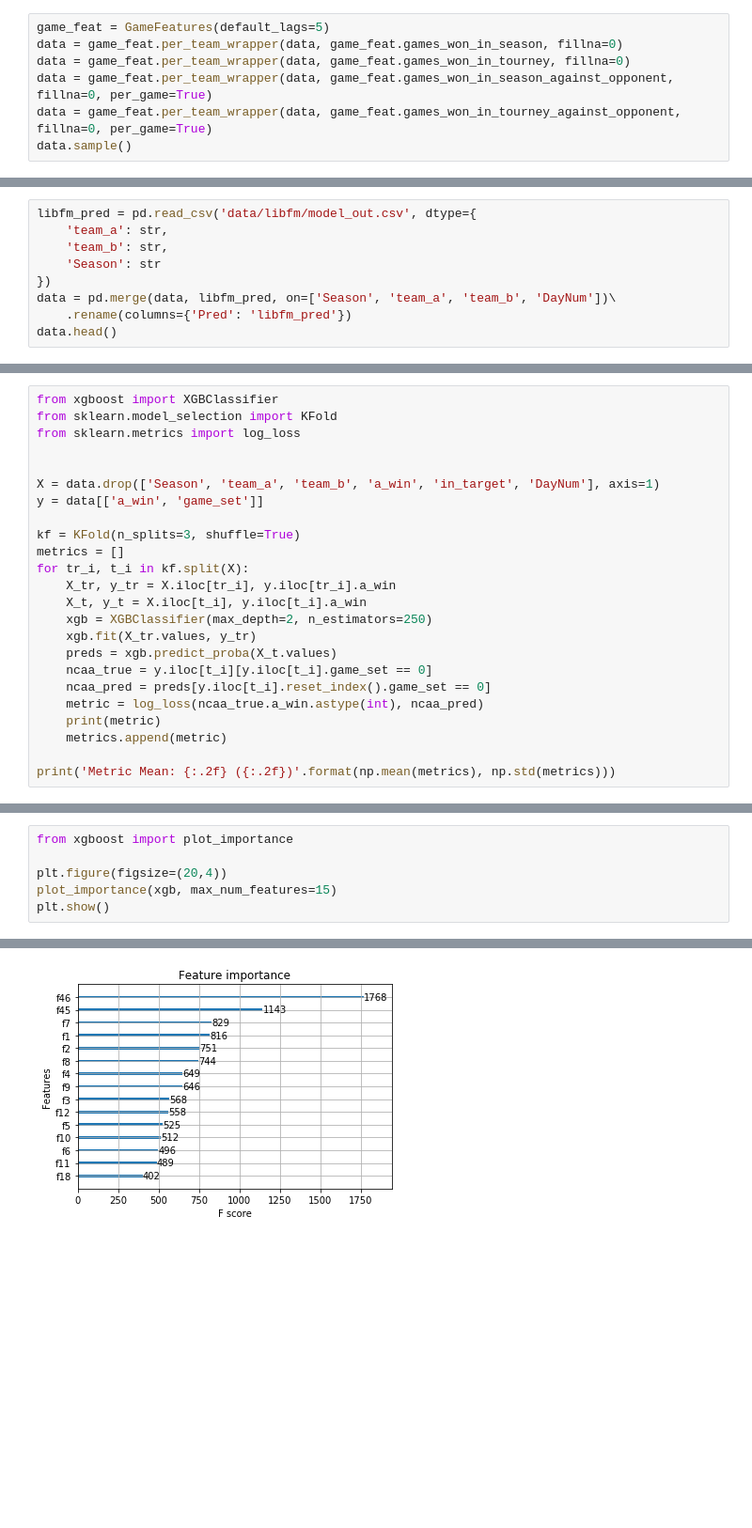
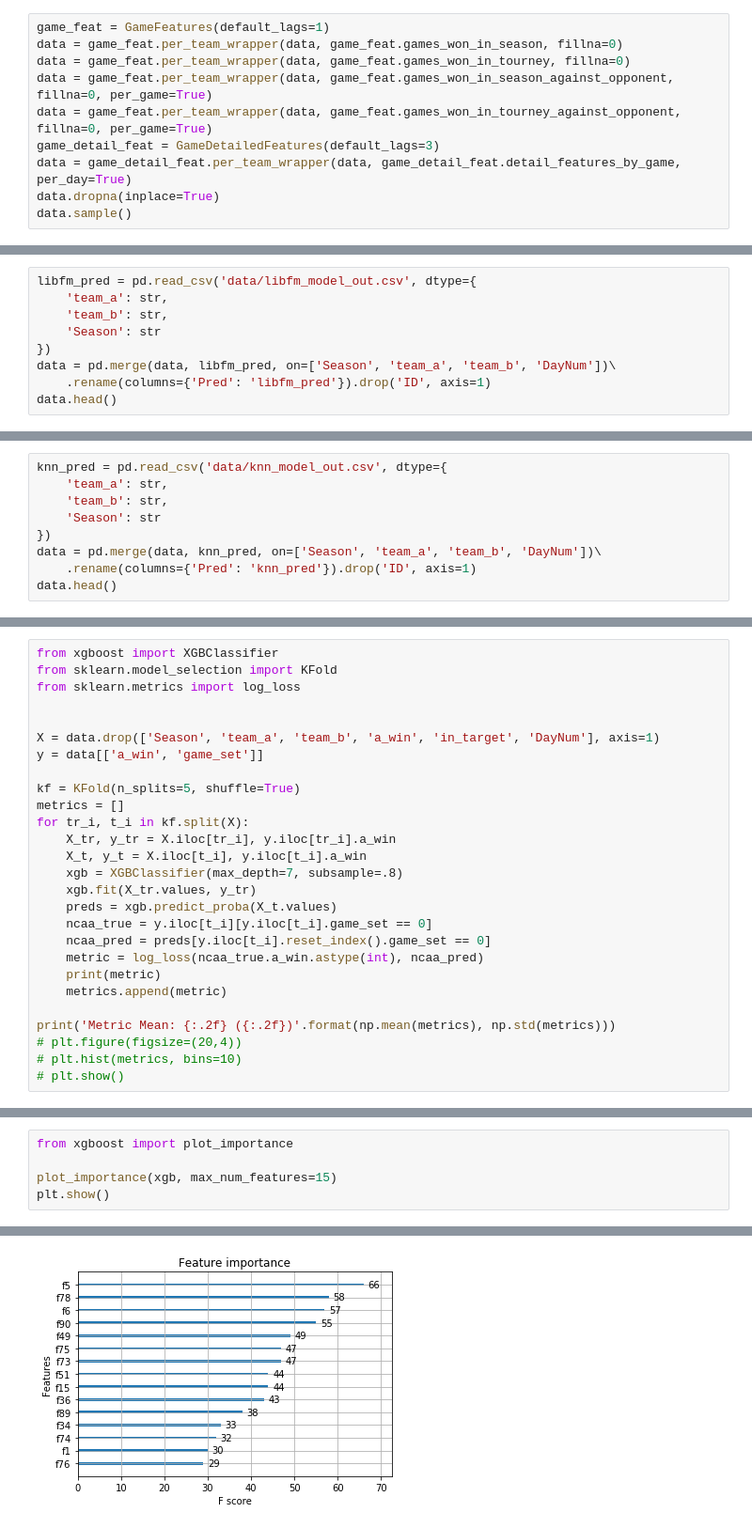
Before and after one commit to TheMoods/MarchMadness, a Jupyter notebook: 4_Jonas_XGB_Ensemble.ipynb, the cells around one changed output, grey strips where cells are left out. Shown: that part at 94% size. Drawn from its saved outputs; the diff is of its cells as text; blank space fills up the shorter version.

Commit message:
:zap: new ensemble model gives .12 cv score

```diff
--- a/4_Jonas_XGB_Ensemble.ipynb
+++ b/4_Jonas_XGB_Ensemble.ipynb
@@ -15,9 +16,12 @@ data.sample()
 # %%
-game_feat = GameFeatures(default_lags=5)
+game_feat = GameFeatures(default_lags=1)
 data = game_feat.per_team_wrapper(data, game_feat.games_won_in_season, fillna=0)
 data = game_feat.per_team_wrapper(data, game_feat.games_won_in_tourney, fillna=0)
 data = game_feat.per_team_wrapper(data, game_feat.games_won_in_season_against_opponent, fillna=0, per_game=True)
 data = game_feat.per_team_wrapper(data, game_feat.games_won_in_tourney_against_opponent, fillna=0, per_game=True)
+game_detail_feat = GameDetailedFeatures(default_lags=3)
+data = game_detail_feat.per_team_wrapper(data, game_detail_feat.detail_features_by_game, per_day=True)
+data.dropna(inplace=True)
 data.sample()
 # %% [output]
 |  | Season | team_a | team_b | in_target | game_set | a_win | DayNum | games_won_in_season_team_a | ... |
@@ -26,11 +30,11 @@ data.sample()
 # %%
-libfm_pred = pd.read_csv('data/libfm/model_out.csv', dtype={
+libfm_pred = pd.read_csv('data/libfm_model_out.csv', dtype={
     'team_a': str,
     'team_b': str,
     'Season': str
 })
 data = pd.merge(data, libfm_pred, on=['Season', 'team_a', 'team_b', 'DayNum'])\
-    .rename(columns={'Pred': 'libfm_pred'})
+    .rename(columns={'Pred': 'libfm_pred'}).drop('ID', axis=1)
 data.head()
 # %% [output]
 |  | Season | team_a | team_b | in_target | game_set | a_win | DayNum | games_won_in_season_team_a | ... |
@@ -42,0 +47,9 @@ data.head()
+# %%
+knn_pred = pd.read_csv('data/knn_model_out.csv', dtype={
+    'team_a': str,
+    'team_b': str,
+    'Season': str
+})
+data = pd.merge(data, knn_pred, on=['Season', 'team_a', 'team_b', 'DayNum'])\
+    .rename(columns={'Pred': 'knn_pred'}).drop('ID', axis=1)
+data.head()
@@ -49,12 +70,12 @@ from sklearn.metrics import log_loss
 X = data.drop(['Season', 'team_a', 'team_b', 'a_win', 'in_target', 'DayNum'], axis=1)
 y = data[['a_win', 'game_set']]
 
-kf = KFold(n_splits=3, shuffle=True)
+kf = KFold(n_splits=5, shuffle=True)
 metrics = []
 for tr_i, t_i in kf.split(X):
     X_tr, y_tr = X.iloc[tr_i], y.iloc[tr_i].a_win
     X_t, y_t = X.iloc[t_i], y.iloc[t_i].a_win
-    xgb = XGBClassifier(max_depth=2, n_estimators=250)
+    xgb = XGBClassifier(max_depth=7, subsample=.8)
     xgb.fit(X_tr.values, y_tr)
     preds = xgb.predict_proba(X_t.values)
     ncaa_true = y.iloc[t_i][y.iloc[t_i].game_set == 0]
@@ -64,4 +85,7 @@ for tr_i, t_i in kf.split(X):
     metrics.append(metric)
 
 print('Metric Mean: {:.2f} ({:.2f})'.format(np.mean(metrics), np.std(metrics)))
+# plt.figure(figsize=(20,4))
+# plt.hist(metrics, bins=10)
+# plt.show()
 # %% [output]
@@ -72,7 +98,6 @@ Metric Mean: 0.39 (0.01)
 # %%
 from xgboost import plot_importance
 
-plt.figure(figsize=(20,4))
 plot_importance(xgb, max_num_features=15)
 plt.show()
 # %% [output]
@@ -80 +104 @@ plt.show()
-[figure, old version]
+[figure, new version]
```
Also changed, not shown: parts of 7 cells of this notebook, 3 other files.
